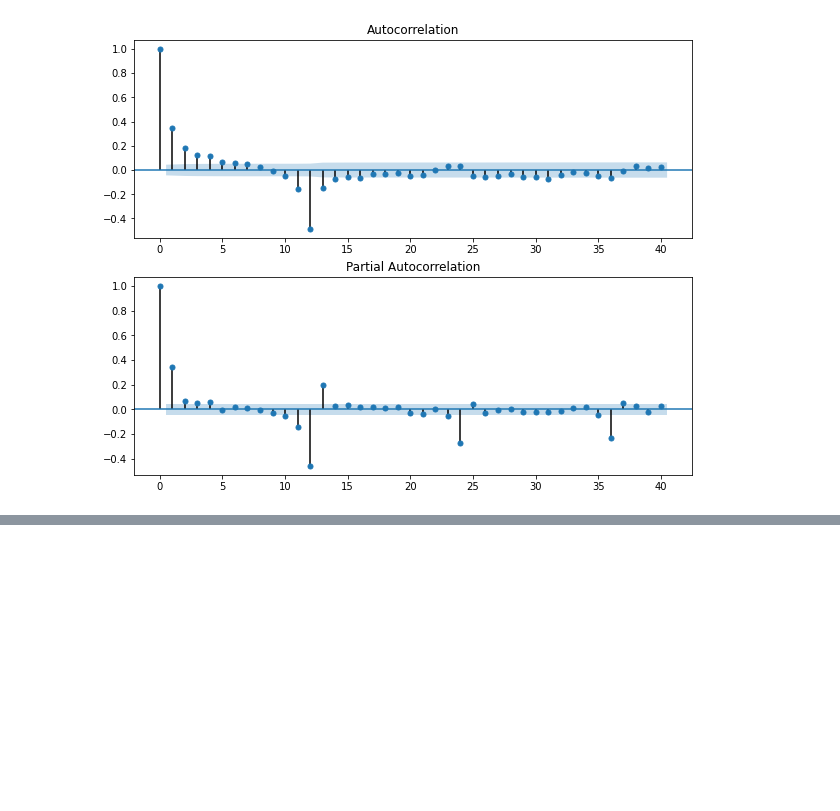
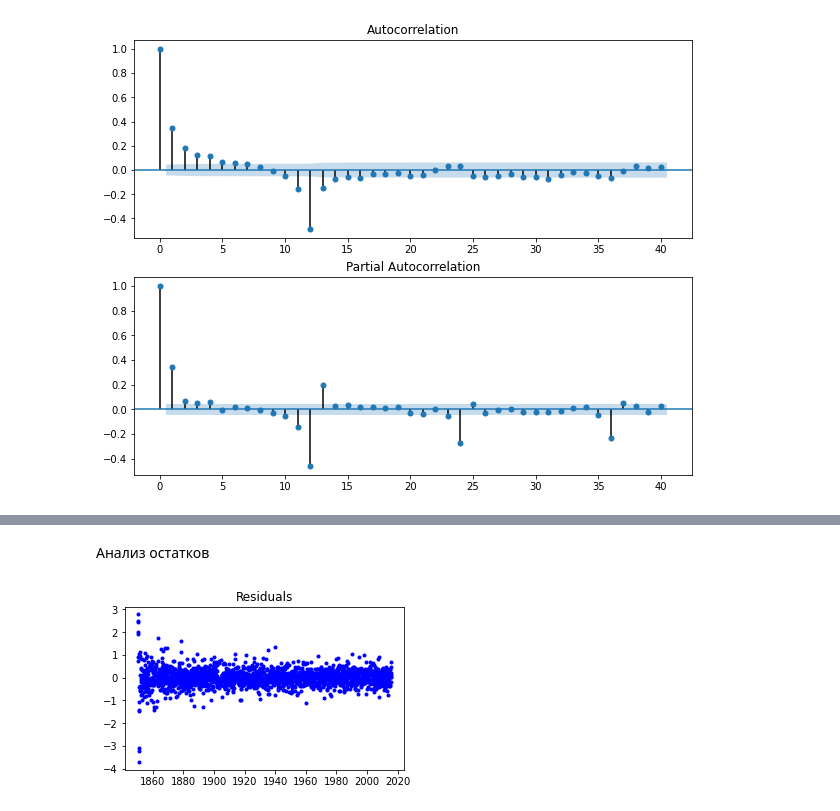
Before and after one commit to SizovaDarya708/ClimateChange, a Jupyter notebook: Climate Change Project.ipynb, the cells around one changed output, grey strips where cells are left out. Saved outputs shown, nothing was run; the diff lists cells and outputs as text; code cells hidden in the pictures; blank space fills up the shorter version.

Commit message:
Добавление графиков автокорреляции, начало прогнозирования по построенной модели ARIMA

```diff
--- a/Climate Change Project.ipynb
+++ b/Climate Change Project.ipynb
@@ -363,0 +401,6 @@ fig = sm.graphics.tsa.plot_pacf(temp_diff12, lags=40, ax=ax2)
+# %%
+mod202 = sm.tsa.statespace.SARIMAX(global_temp['LandAverageTemperature'], order = (2, 0, 2),
+                                   seasonal_order=(0,1,1,12), enforce_stationarity = False,
+                                   enforce_invertibility = False).fit()
+print('Model', 'AIC', 'BIC', 'HQIC')
+print('ARIMA(2,0,2)x(0,1,1)_12', mod202.aic, mod202.bic, mod202.hqic)
@@ -363,0 +430,10 @@ fig = sm.graphics.tsa.plot_pacf(temp_diff12, lags=40, ax=ax2)
+# %% [markdown]
+Анализ остатков
+# %%
+fig = plt.figure(figsize = (5, 3))
+resid202 = mod202.resid
+plt.plot(resid202, 'b.')
+plt.title('Residuals')
+plt.show()
+# %% [output]
+[figure, added]
```
Also changed, not shown: parts of 15 cells of this notebook.
